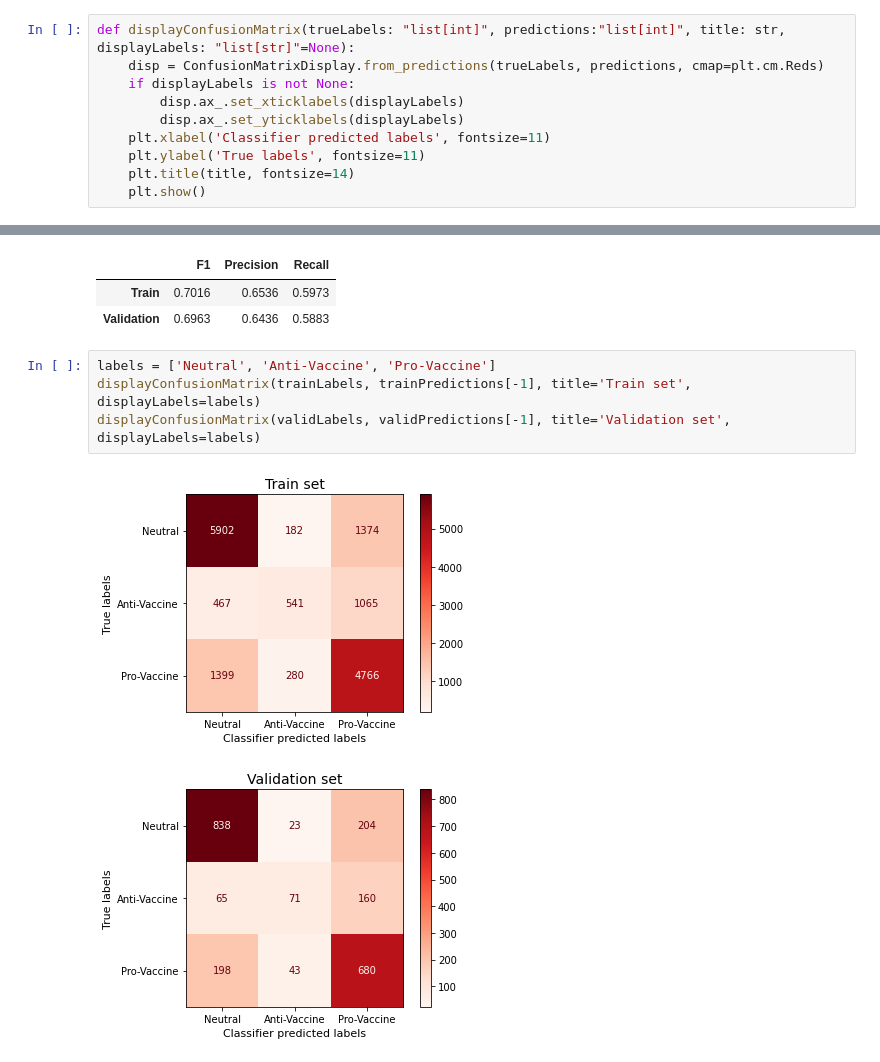
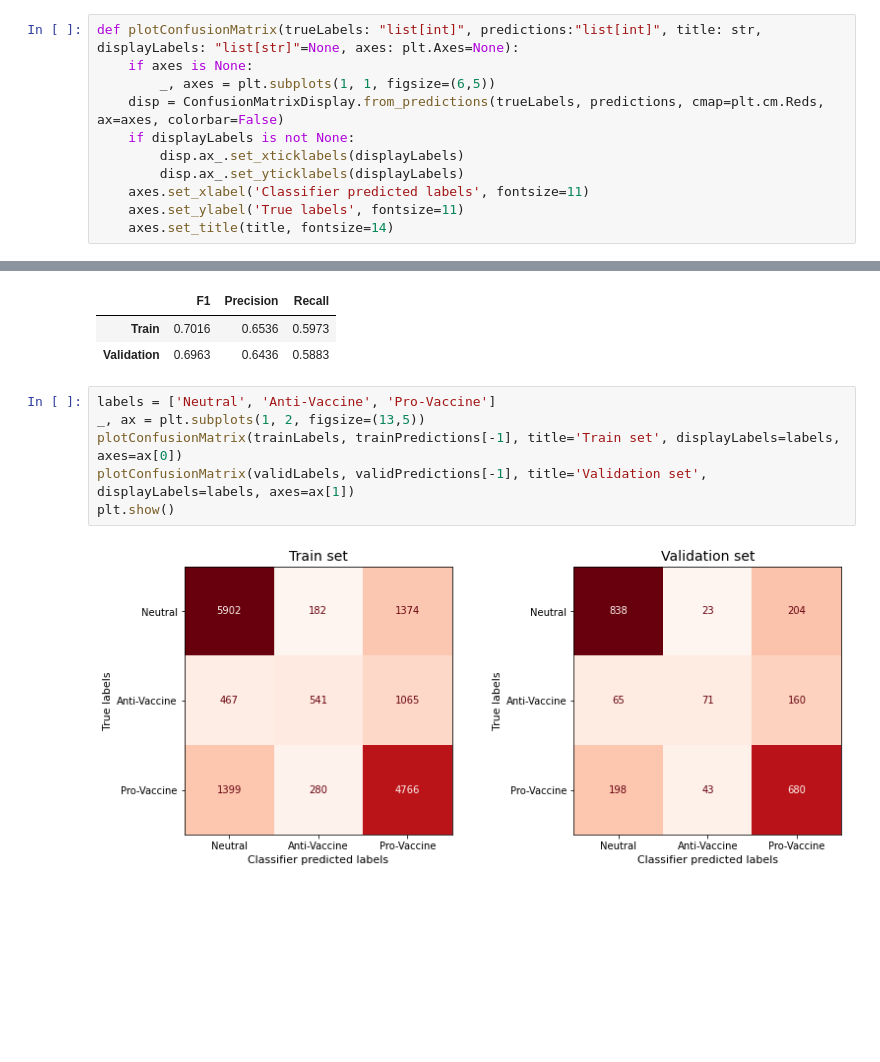
Before and after one commit to pspanoudakis/Machine-Learning-NLP, a Jupyter notebook: TweetClassifier.ipynb, the cells around one changed output, grey strips where cells are left out. Drawn from its saved outputs; the diff is of its cells as text; blank space fills up the shorter version.

Commit message:
Plotting tweaks

```diff
--- a/TweetClassifier.ipynb
+++ b/TweetClassifier.ipynb
@@ -162,15 +162,16 @@ def metricStatsDF(tScores: "dict[str, list]", vScores: "dict[str, list]"):
 ### Displaying the confusion matrix
 We can change the displayed labels (`0` -> `Neutral`, `1` -> `Anti-Vaccine`, `2` -> `Pro-Vaccine`) if desired.
 # %%
-def displayConfusionMatrix(trueLabels: "list[int]", predictions:"list[int]", title: str, displayLabels: "list[str]"=None):
-    disp = ConfusionMatrixDisplay.from_predictions(trueLabels, predictions, cmap=plt.cm.Reds)
+def plotConfusionMatrix(trueLabels: "list[int]", predictions:"list[int]", title: str, displayLabels: "list[str]"=None, axes: plt.Axes=None):
+    if axes is None:
+        _, axes = plt.subplots(1, 1, figsize=(6,5))
+    disp = ConfusionMatrixDisplay.from_predictions(trueLabels, predictions, cmap=plt.cm.Reds, ax=axes, colorbar=False)
     if displayLabels is not None:
         disp.ax_.set_xticklabels(displayLabels)
         disp.ax_.set_yticklabels(displayLabels)
-    plt.xlabel('Classifier predicted labels', fontsize=11)
-    plt.ylabel('True labels', fontsize=11)
-    plt.title(title, fontsize=14)
-    plt.show()
+    axes.set_xlabel('Classifier predicted labels', fontsize=11)
+    axes.set_ylabel('True labels', fontsize=11)
+    axes.set_title(title, fontsize=14)
 # %% [markdown]
 ### Execution flow
 # %%
@@ -205,8 +206,9 @@ metricStatsDF(tScores, vScores)
 | Validation | 0.6963 | 0.6436 | 0.5883 |
 # %%
 labels = ['Neutral', 'Anti-Vaccine', 'Pro-Vaccine']
-displayConfusionMatrix(trainLabels, trainPredictions[-1], title='Train set', displayLabels=labels)
-displayConfusionMatrix(validLabels, validPredictions[-1], title='Validation set', displayLabels=labels)
+_, ax = plt.subplots(1, 2, figsize=(13,5))
+plotConfusionMatrix(trainLabels, trainPredictions[-1], title='Train set', displayLabels=labels, axes=ax[0])
+plotConfusionMatrix(validLabels, validPredictions[-1], title='Validation set', displayLabels=labels, axes=ax[1])
+plt.show()
 # %% [output]
-[figure, old version]
+[figure, new version]
-[figure, removed]
```
Also changed, not shown: parts of 3 cells of this notebook.
